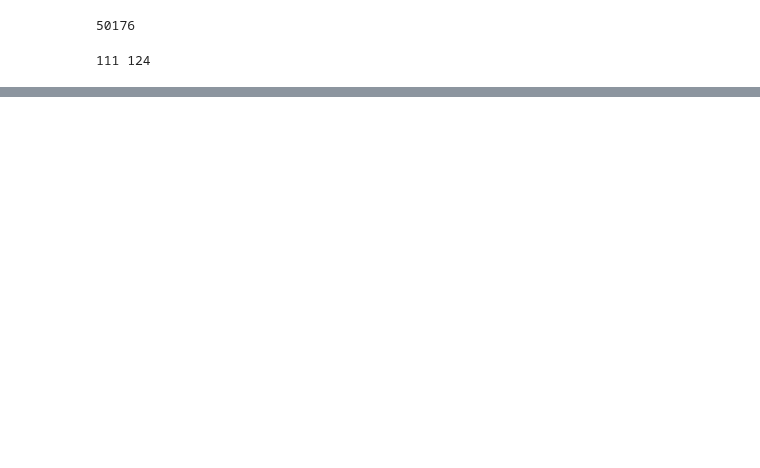
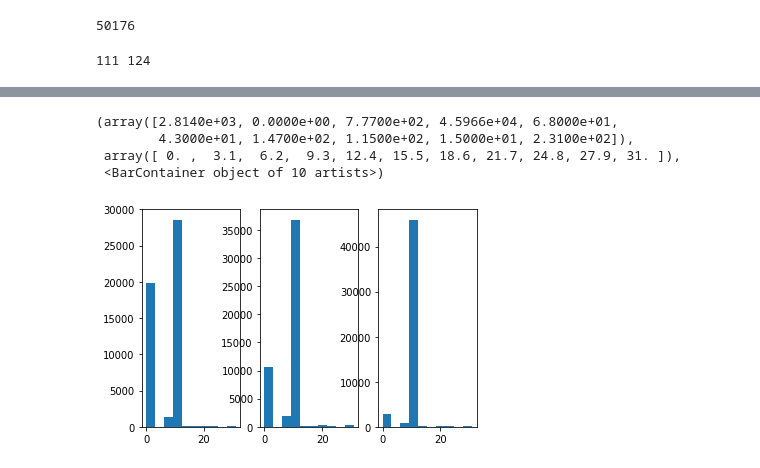
Before and after one commit to fxz200/detection, a Jupyter notebook: flower.ipynb, the cells around one changed output, grey strips where cells are left out. Cells and saved outputs as stored; diff of their text form; code cells hidden in the pictures; blank space fills up the shorter version.

```diff
--- a/flower.ipynb
+++ b/flower.ipynb
@@ -246,0 +301,31 @@ plt.hist(color_list_3)
+# %%
+color_list_1=[]
+for i in img1:
+    for k in i:
+        color_list_1.append(HSV_differentiate(k))
+
+color_list_1
+plt.subplot(131)
+plt.hist(color_list_1)
+color_list_2=[]
+for i in img2:
+    for k in i:
+        color_list_2.append(HSV_differentiate(k))
+
+color_list_2
+plt.subplot(132)
+plt.hist(color_list_2)
+color_list_3=[]
+for i in img3:
+    for k in i:
+        color_list_3.append(HSV_differentiate(k))
+
+color_list_3
+plt.subplot(133)
+plt.hist(color_list_3)
+# %% [output]
+(array([2.8140e+03, 0.0000e+00, 7.7700e+02, 4.5966e+04, 6.8000e+01,
+        4.3000e+01, 1.4700e+02, 1.1500e+02, 1.5000e+01, 2.3100e+02]),
+ array([ 0. ,  3.1,  6.2,  9.3, 12.4, 15.5, 18.6, 21.7, 24.8, 27.9, 31. ]),
+ <BarContainer object of 10 artists>)
+[figure, added]
```
Also changed, not shown: parts of 4 cells of this notebook.
